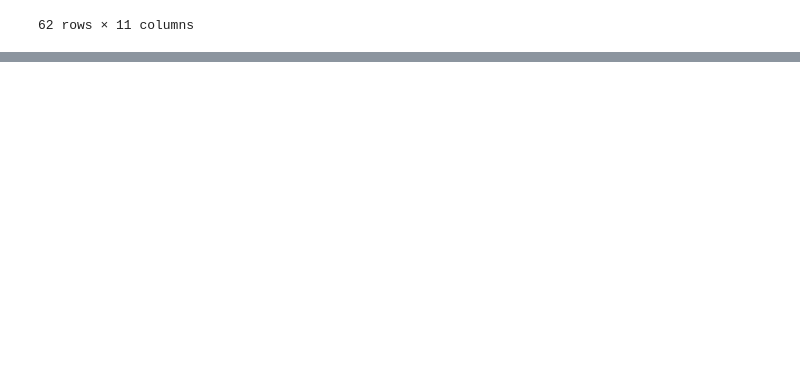
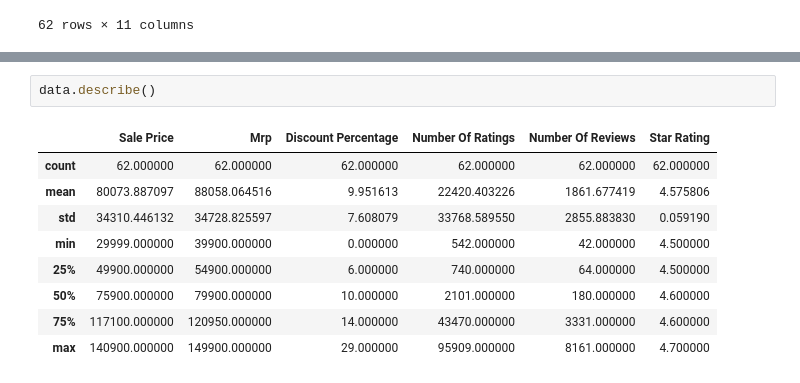
Before and after one commit to rakib826/iphone_sales_analysis, a Jupyter notebook: iphone_sales_analysis.ipynb, the cells around one changed output, grey strips where cells are left out. Drawn from its saved outputs; the diff is of its cells as text; blank space fills up the shorter version.

```diff
--- a/iphone_sales_analysis.ipynb
+++ b/iphone_sales_analysis.ipynb
@@ -24,0 +40,12 @@ data
+# %%
+data.describe()
+# %% [output]
+|  | Sale Price | Mrp | Discount Percentage | Number Of Ratings | Number Of Reviews | Star Rating |
+| count | 62.000000 | 62.000000 | 62.000000 | 62.000000 | 62.000000 | 62.000000 |
+| mean | 80073.887097 | 88058.064516 | 9.951613 | 22420.403226 | 1861.677419 | 4.575806 |
+| std | 34310.446132 | 34728.825597 | 7.608079 | 33768.589550 | 2855.883830 | 0.059190 |
+| min | 29999.000000 | 39900.000000 | 0.000000 | 542.000000 | 42.000000 | 4.500000 |
+| 25% | 49900.000000 | 54900.000000 | 6.000000 | 740.000000 | 64.000000 | 4.500000 |
+| 50% | 75900.000000 | 79900.000000 | 10.000000 | 2101.000000 | 180.000000 | 4.600000 |
+| 75% | 117100.000000 | 120950.000000 | 14.000000 | 43470.000000 | 3331.000000 | 4.600000 |
+| max | 140900.000000 | 149900.000000 | 29.000000 | 95909.000000 | 8161.000000 | 4.700000 |
```
Also changed, not shown: parts of 4 cells of this notebook.
